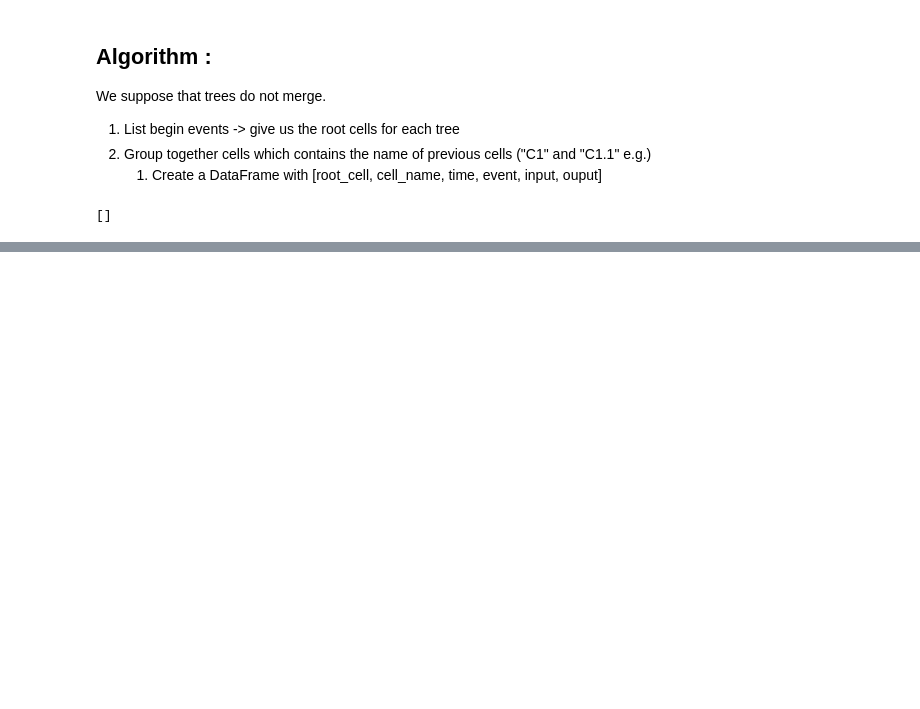
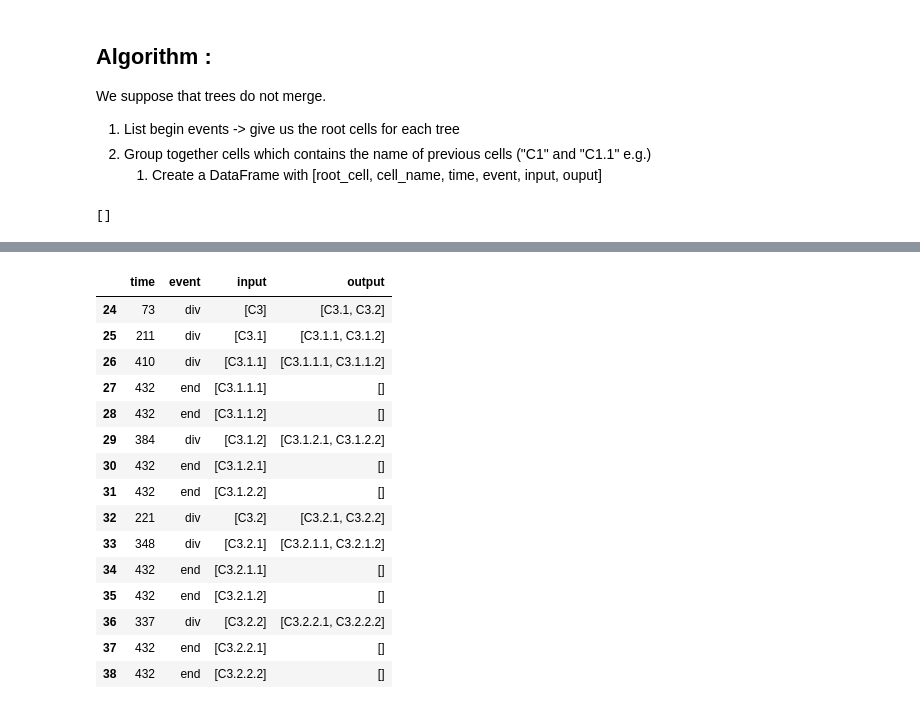
Before and after one commit to Valentin-Molina/ecn_radiobiology, a Jupyter notebook: notebook/Valentin_arbres.ipynb, the cells around one changed output, grey strips where cells are left out. Cells and saved outputs as stored; diff of their text form; code cells hidden in the pictures; blank space fills up the shorter version.

```diff
--- a/notebook/Valentin_arbres.ipynb
+++ b/notebook/Valentin_arbres.ipynb
@@ -108,0 +130,34 @@ test(data)
+# %%
+def f(row, root):
+    for c in row.input :
+        if str(c).startswith(root):
+            return True
+    return False
+
+def test(cells, data):
+    trees = []
+    for c in cells :
+        g = lambda row : f(row, c)
+        trees.append(data[data.apply(g, axis=1)])
+    return trees
+
+cells = ["C1", "C2", "C3"]
+
+test(cells, data)[2]
+# %% [output]
+|  | time | event | input | output |
+| 24 | 73 | div | [C3] | [C3.1, C3.2] |
+| 25 | 211 | div | [C3.1] | [C3.1.1, C3.1.2] |
+| 26 | 410 | div | [C3.1.1] | [C3.1.1.1, C3.1.1.2] |
+| 27 | 432 | end | [C3.1.1.1] | [] |
+| 28 | 432 | end | [C3.1.1.2] | [] |
+| 29 | 384 | div | [C3.1.2] | [C3.1.2.1, C3.1.2.2] |
+| 30 | 432 | end | [C3.1.2.1] | [] |
+| 31 | 432 | end | [C3.1.2.2] | [] |
+| 32 | 221 | div | [C3.2] | [C3.2.1, C3.2.2] |
+| 33 | 348 | div | [C3.2.1] | [C3.2.1.1, C3.2.1.2] |
+| 34 | 432 | end | [C3.2.1.1] | [] |
+| 35 | 432 | end | [C3.2.1.2] | [] |
+| 36 | 337 | div | [C3.2.2] | [C3.2.2.1, C3.2.2.2] |
+| 37 | 432 | end | [C3.2.2.1] | [] |
+| 38 | 432 | end | [C3.2.2.2] | [] |
```
Also changed, not shown: parts of 2 cells of this notebook, 1 other file.
